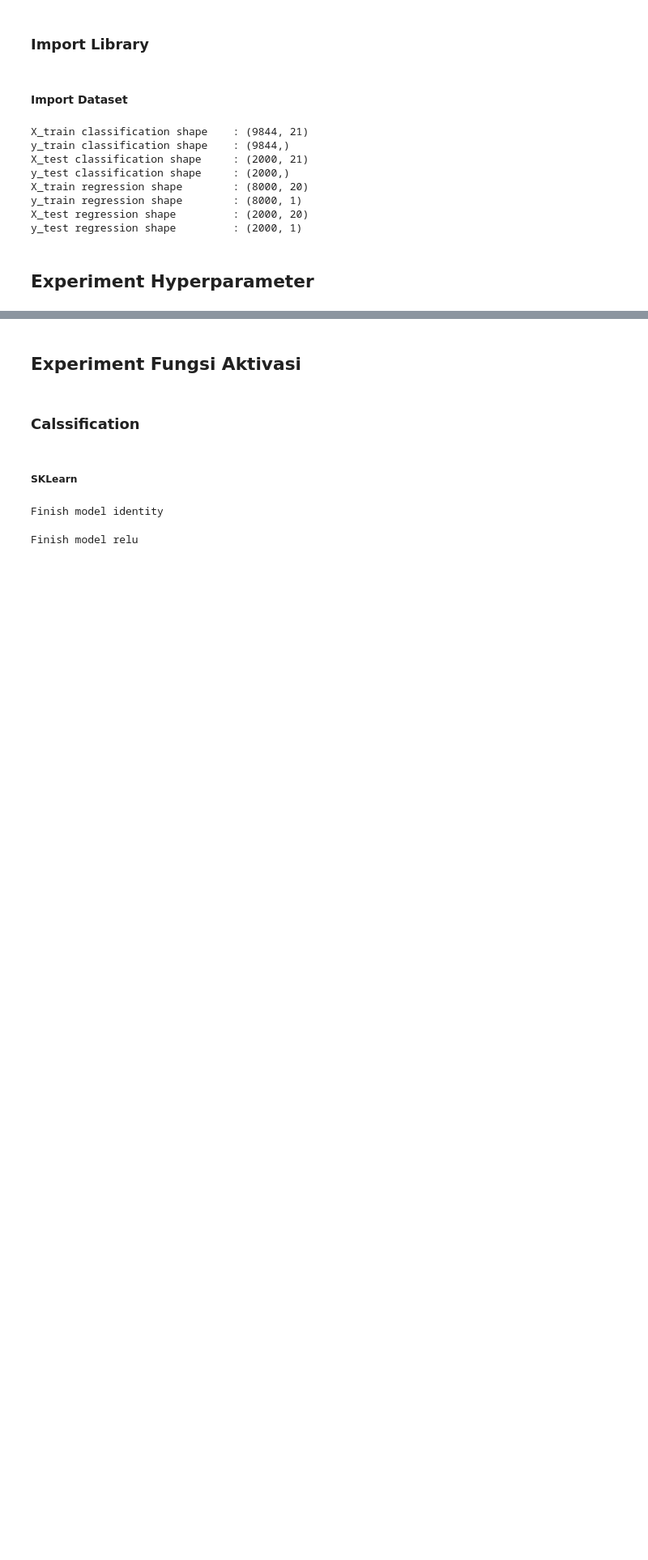
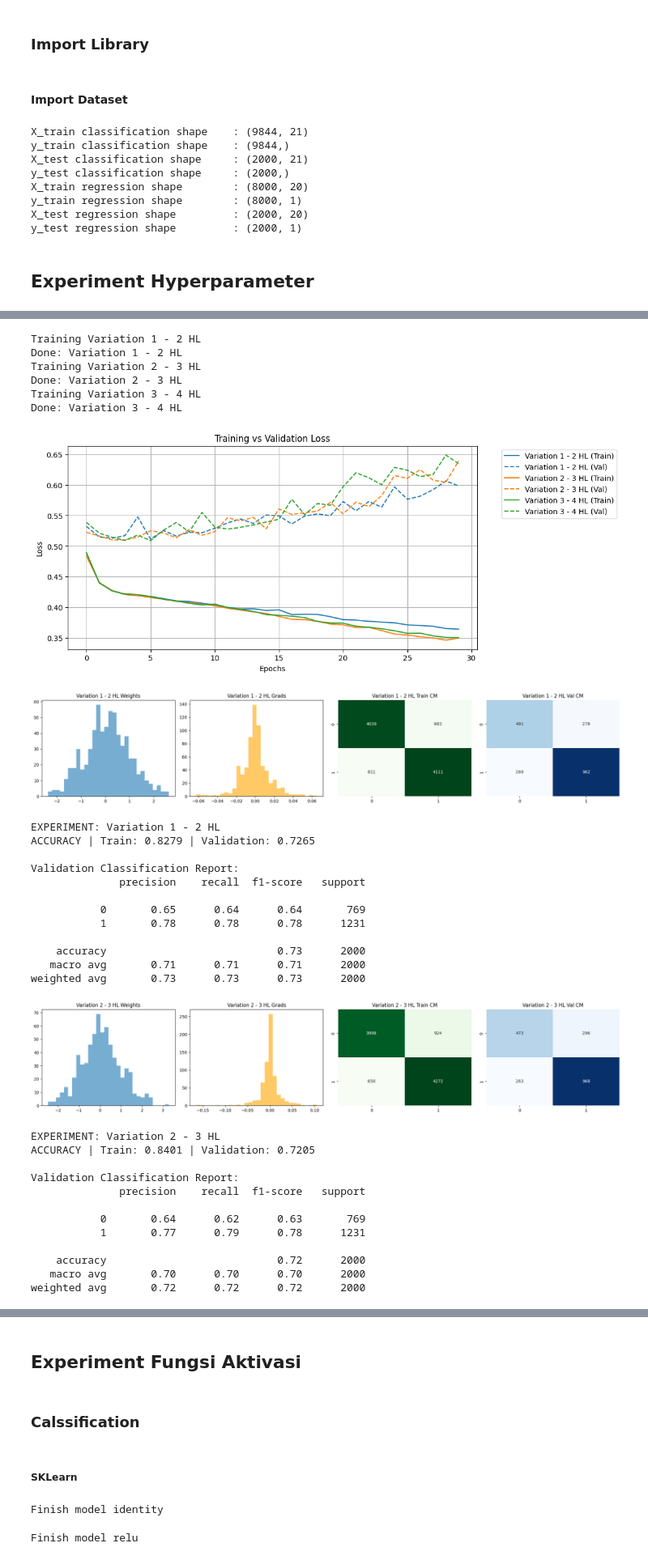
Before and after one commit to Azekhiel/JadiMesin_Tubes1_ML, a Jupyter notebook: src/experiment.ipynb, the cells around one changed output, grey strips where cells are left out. Shown at 81% size. Saved outputs shown, nothing was run; the diff lists cells and outputs as text; code cells hidden in the pictures; blank space fills up the shorter version.

```diff
--- a/src/experiment.ipynb
+++ b/src/experiment.ipynb
@@ -90,0 +182,63 @@ def plot_results(res, lyr=-2, is_cls=True):
+# %%
+# Uji Depth
+
+results = {}
+
+variation = ["Variation 1 - 2 HL", "Variation 2 - 3 HL", "Variation 3 - 4 HL"]
+layer = [0,1,2]
+
+for i in range(len(variation)):
+    print(f"Training {variation[i]}")
+    m = FFNN(loss='bce')
+    m.add(Layer(21, 32, activation='relu', init_method='he'))
+    for j in range(layer[i]):
+        m.add(Layer(32, 32, activation='relu', init_method='he'))
+    m.add(Layer(32, 16, activation='relu', init_method='he'))
+    m.add(Layer(16, 1, activation='sigmoid', init_method='xavier'))
+
+    h = m.fit(X_train_classification, y_train_classification.reshape(-1, 1),
+              epochs=30, batch_size=32, verbose=0,
+              validation_data=(X_test_classification, y_test_classification.reshape(-1, 1)))
+
+    results[variation[i]] = {
+        'model': m, 'history': h,
+        'y_train_true': y_train_classification, 'y_train_pred': m.predict(X_train_classification),
+        'y_val_true': y_test_classification, 'y_val_pred': m.predict(X_test_classification)
+    }
+    print(f"Done: {variation[i]}")
+
+study_results(results, lyr=0, is_cls=True)
+# %% [output]
+Training Variation 1 - 2 HL
+Done: Variation 1 - 2 HL
+Training Variation 2 - 3 HL
+Done: Variation 2 - 3 HL
+Training Variation 3 - 4 HL
+Done: Variation 3 - 4 HL
+[figure, added]
+[figure, added]
+EXPERIMENT: Variation 1 - 2 HL
+ACCURACY | Train: 0.8279 | Validation: 0.7265
+
+Validation Classification Report:
+              precision    recall  f1-score   support
+
+           0       0.65      0.64      0.64       769
+           1       0.78      0.78      0.78      1231
+
+    accuracy                           0.73      2000
+   macro avg       0.71      0.71      0.71      2000
+weighted avg       0.73      0.73      0.73      2000
+[figure, added]
+EXPERIMENT: Variation 2 - 3 HL
+ACCURACY | Train: 0.8401 | Validation: 0.7205
+
+Validation Classification Report:
+              precision    recall  f1-score   support
+
+           0       0.64      0.62      0.63       769
+           1       0.77      0.79      0.78      1231
+
+    accuracy                           0.72      2000
+   macro avg       0.70      0.70      0.70      2000
+weighted avg       0.72      0.72      0.72      2000
```
Also changed, not shown: parts of 17 cells of this notebook.
